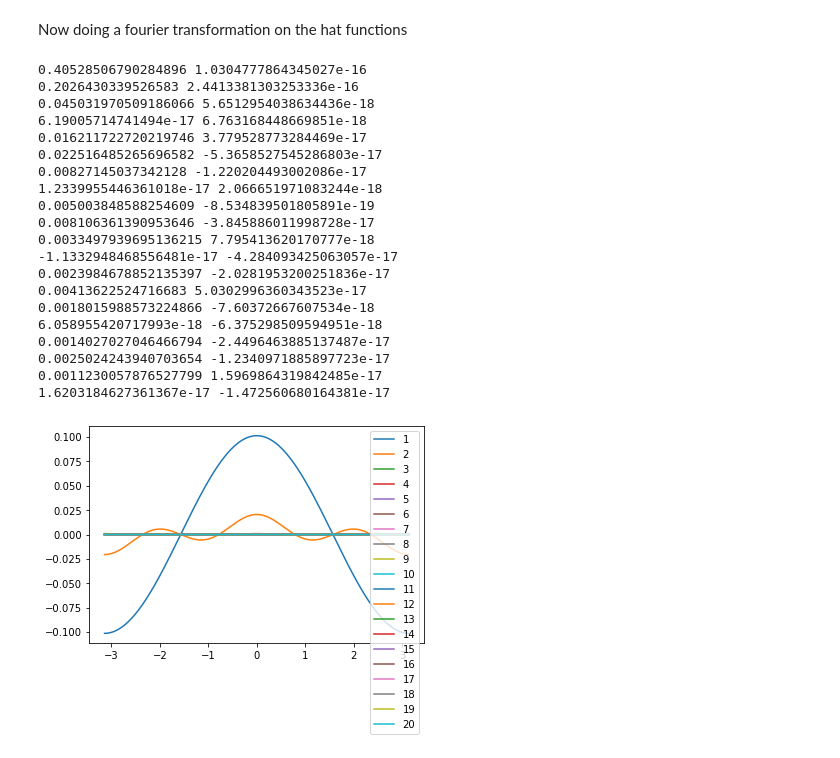
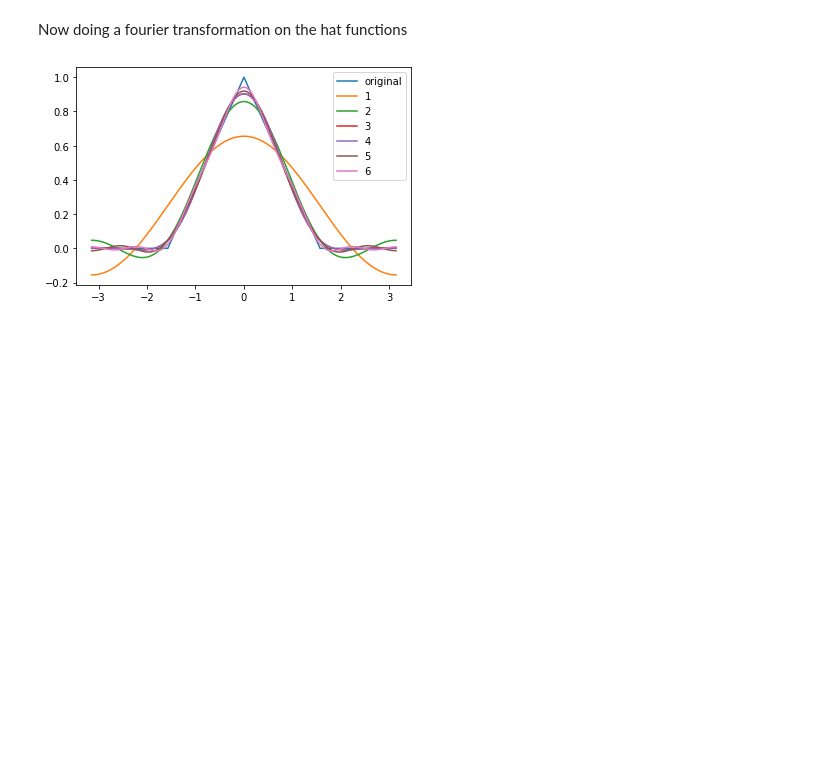
Before and after one commit to DuckieNukeEm/data_driven_science_and_engineering, a Jupyter notebook: Ch2/Chapter 2 - Fourier Transformations.ipynb, the cells around one changed output. Drawn from its saved outputs; the diff is of its cells as text; code cells hidden in the pictures; blank space fills up the shorter version.

```diff
--- a/Ch2/Chapter 2 - Fourier Transformations.ipynb
+++ b/Ch2/Chapter 2 - Fourier Transformations.ipynb
@@ -45,34 +45,14 @@ Now doing a fourier transformation on the hat functions
 # %%
 a_0 = np.sum(F_x) * dx
 FFS = a_0/2
-for k in range(1,21):
+plt.plot(x,F_x, label = 'original')
+for k in range(1,7):
     inner_portion = np.pi * k * x / L
     a_k = sum(F_x * np.cos(inner_portion)) * dx
     b_k = sum(F_x * np.sin(inner_portion)) * dx
-    FFS = FFS * a_k * np.cos(inner_portion) + b_k * np.sin(inner_portion)
-    print(a_k,b_k)
+    FFS = FFS + a_k * np.cos(inner_portion) + b_k * np.sin(inner_portion)
     plt.plot(x, FFS, label = k)
 plt.legend()
 plt.show()
 # %% [output]
-0.40528506790284896 1.0304777864345027e-16
-0.2026430339526583 2.4413381303253336e-16
-0.045031970509186066 5.6512954038634436e-18
-6.19005714741494e-17 6.763168448669851e-18
-0.016211722720219746 3.779528773284469e-17
-0.022516485265696582 -5.3658527545286803e-17
-0.00827145037342128 -1.220204493002086e-17
-1.2339955446361018e-17 2.066651971083244e-18
-0.005003848588254609 -8.534839501805891e-19
-0.008106361390953646 -3.845886011998728e-17
-0.0033497939695136215 7.795413620170777e-18
--1.1332948468556481e-17 -4.284093425063057e-17
-0.0023984678852135397 -2.0281953200251836e-17
-0.00413622524716683 5.0302996360343523e-17
-0.0018015988573224866 -7.60372667607534e-18
-6.058955420717993e-18 -6.375298509594951e-18
-0.0014027027046466794 -2.4496463885137487e-17
-0.0025024243940703654 -1.2340971885897723e-17
-0.0011230057876527799 1.5969864319842485e-17
-1.6203184627361367e-17 -1.472560680164381e-17
-[figure, old version]
+[figure, new version]
```
Also changed, not shown: parts of 9 cells of this notebook.
